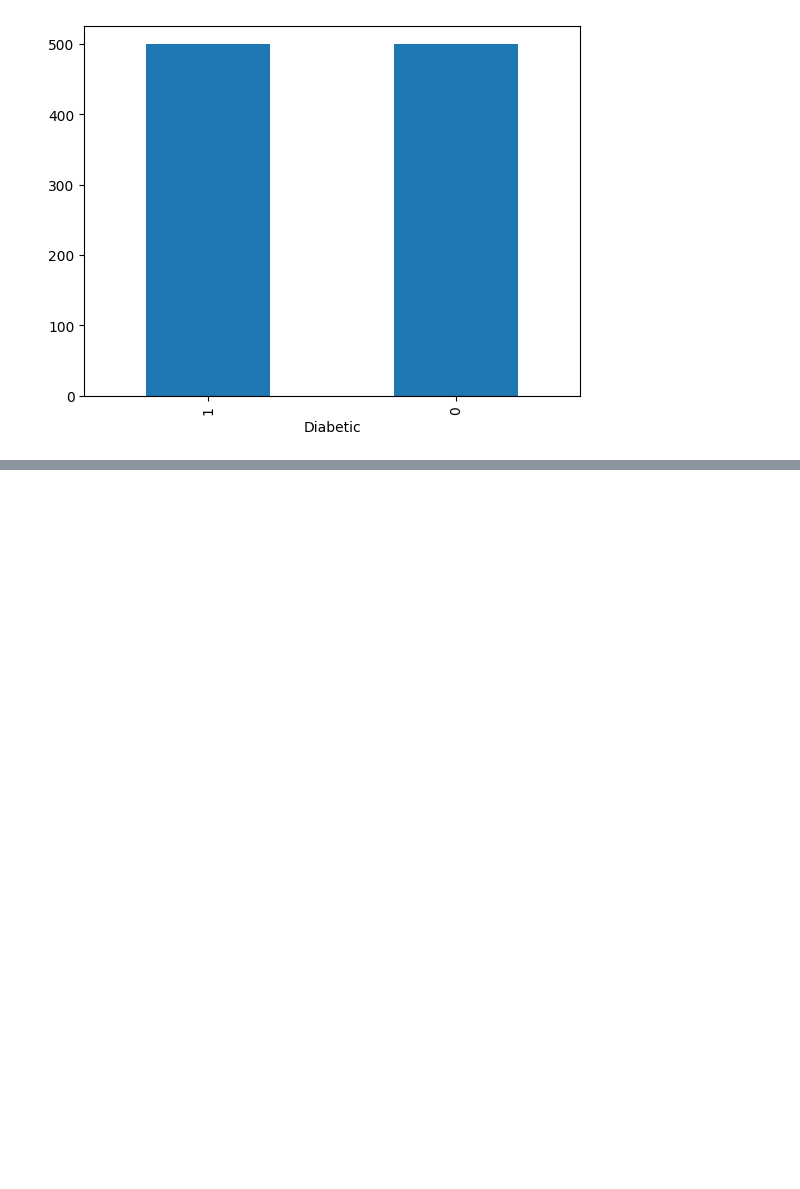
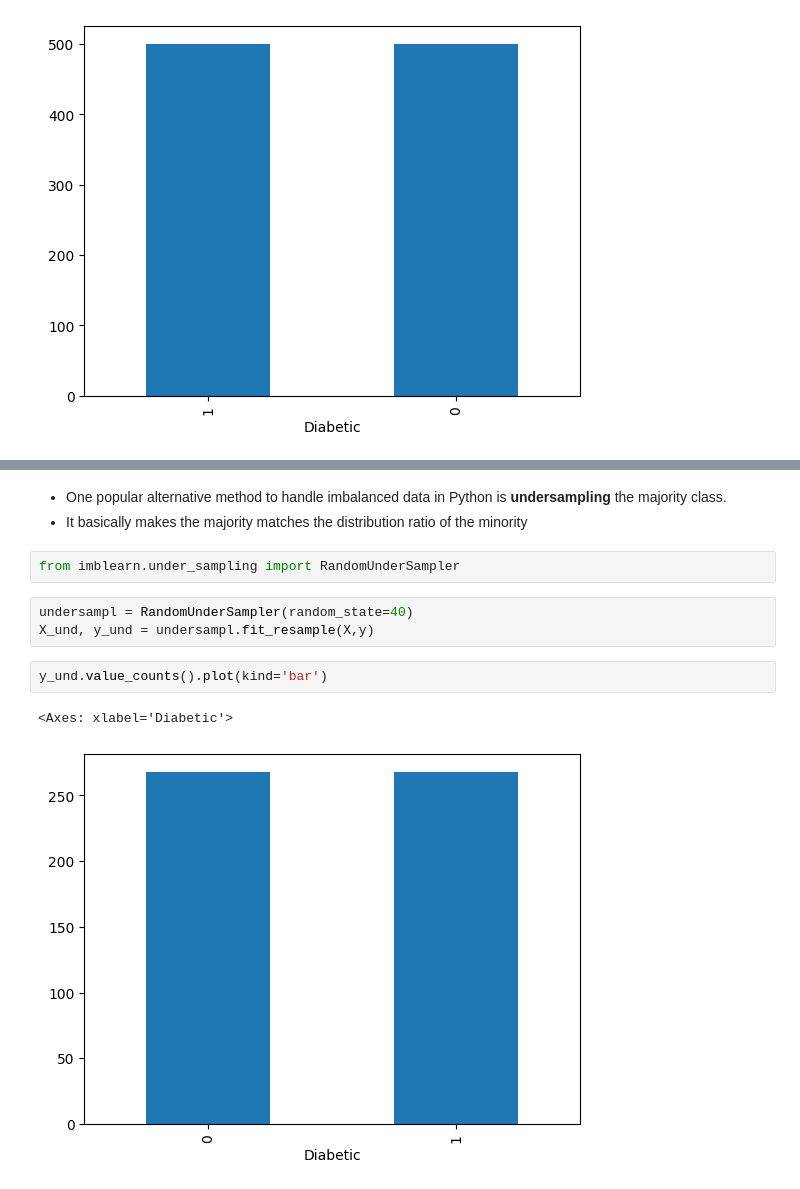
Before and after one commit to BasselD/ai-ml-training, a Jupyter notebook: 04_machine_learning/supervised_learning/working_with_imbalanced_data.ipynb, the cells around one changed output, grey strips where cells are left out. Saved outputs shown, nothing was run; the diff lists cells and outputs as text; blank space fills up the shorter version.

Commit message:
imbalanced data latest update - less clutter and more examples

```diff
--- a/04_machine_learning/supervised_learning/working_with_imbalanced_data.ipynb
+++ b/04_machine_learning/supervised_learning/working_with_imbalanced_data.ipynb
@@ -195,0 +157,13 @@ Imbalanced data can significantly reduce a model’s effectiveness in predicting
+# %% [markdown]
+- One popular alternative method to handle imbalanced data in Python is **undersampling** the majority class.
+- It  basically makes the majority matches the distribution ratio of the minority
+# %%
+from imblearn.under_sampling import RandomUnderSampler
+# %%
+undersampl = RandomUnderSampler(random_state=40)
+X_und, y_und = undersampl.fit_resample(X,y)
+# %%
+y_und.value_counts().plot(kind='bar')
+# %% [output]
+<Axes: xlabel='Diabetic'>
+[figure, added]
```
Also changed, not shown: parts of 28 cells of this notebook, 1 other file.
